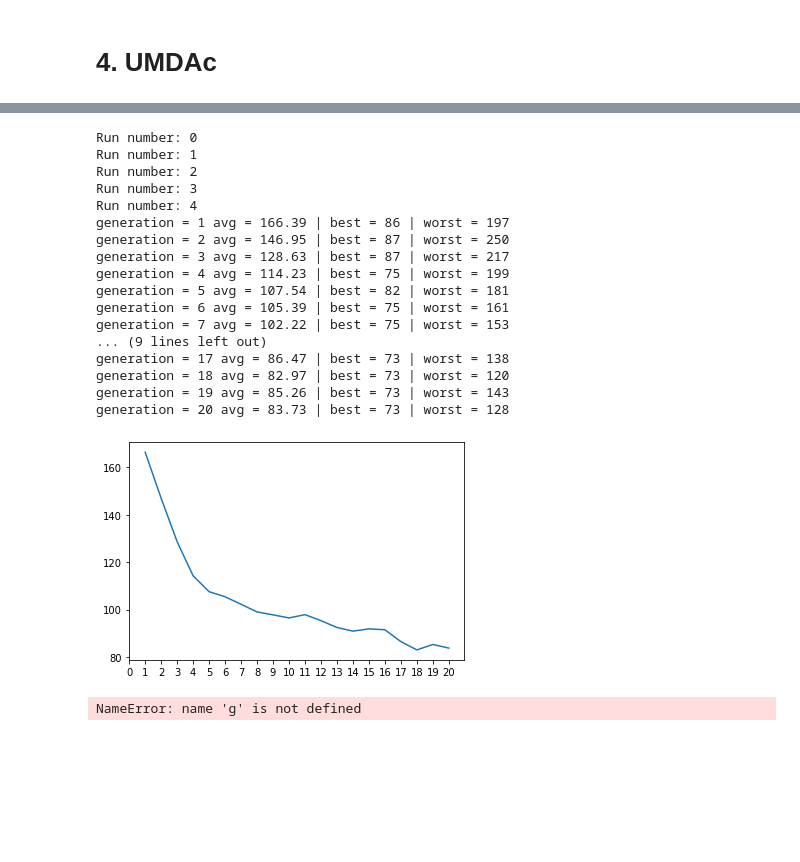
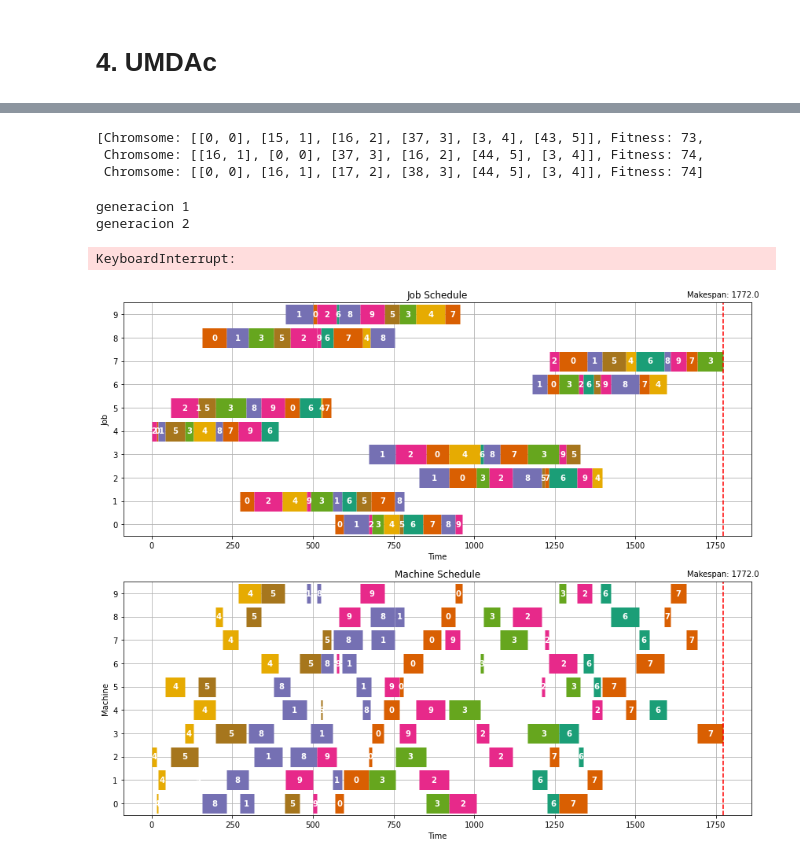
Before and after one commit to spartan-lnx/NWJSSP, a Jupyter notebook: nwjssp-umdac-morfin-orozco.ipynb, the cells around one changed output, grey strips where cells are left out. Saved outputs shown, nothing was run; the diff lists cells and outputs as text; code cells hidden in the pictures; blank space fills up the shorter version.

```diff
--- a/nwjssp-umdac-morfin-orozco.ipynb
+++ b/nwjssp-umdac-morfin-orozco.ipynb
@@ -195,7 +195,7 @@ def make_feasible_solution(chromosome, df, nb_machines):
             chromosome[index][0] -= minimum
     return chromosome
 # %%
-def gap_remover(df2,nb_jobs):
+def gap_remover(df2,nb_jobs,nb_machines):
 
     chromosome = []
 
@@ -215,16 +215,6 @@ def gap_remover(df2,nb_jobs):
         finish = operation['Finish']
 
         busy_times[machine] = busy_times[machine] | interval([start,finish])
-
-    union = busy_times[0]
-    for machine_busy_times in busy_times:
-        union = union | machine_busy_times
-
-    if len(union) > 1:
-        intervals_count = len(union)
-        for i in range(1,intervals_count):
-            gap = union[i][0] - union[i-1][1]
-            # print(f'gap entre {union[i][0]} y {union[i-1][1]} de tamanio {gap}')
 
     gap = True
     while gap == True:
@@ -257,10 +247,7 @@ def gap_remover(df2,nb_jobs):
                 df.loc[df['Job'] == j, 'Start'] -= diff
                 df.loc[df['Job'] == j, 'Finish'] -= diff
 
-
-
-
-    return df
+    return [[df[df['Job'] == j]['Start'].min() ,j] for j in range(nb_jobs)]
 # %%
 def decode(chromosome, df):
     df = df.copy(deep=True)
@@ -280,8 +265 @@ def tournament_selection(population, k):
-# %%
-###
-# LEER EL PROBLEMA
-###
-FILENAME = './ft06.txt'
-
-nb_jobs, nb_machines, processing_time, machine_order, max_start = read_instance(FILENAME)
 # %% [markdown]
@@ -410,25 +395,23 @@ def test(pop_size, gen_size, runs, filename, tournament_size):
+# %%
+ft06
+# %% [output]
+[Chromsome: [[0, 0], [15, 1], [16, 2], [37, 3], [3, 4], [43, 5]], Fitness: 73,
+ Chromsome: [[16, 1], [0, 0], [37, 3], [16, 2], [44, 5], [3, 4]], Fitness: 74,
+ Chromsome: [[0, 0], [16, 1], [17, 2], [38, 3], [44, 5], [3, 4]], Fitness: 74]
 # %%
-test(filename='ft06.txt',gen_size=20,pop_size=60,runs=5,tournament_size=5)
+test(filename='instances/ft10.txt',gen_size=4,pop_size=60,runs=2,tournament_size=5,bks=73)
 # %% [output]
-Run number: 0
-Run number: 1
-Run number: 2
-Run number: 3
-Run number: 4
-generation = 1 avg = 166.39 | best = 86 | worst = 197
-generation = 2 avg = 146.95 | best = 87 | worst = 250
-generation = 3 avg = 128.63 | best = 87 | worst = 217
-generation = 4 avg = 114.23 | best = 75 | worst = 199
-generation = 5 avg = 107.54 | best = 82 | worst = 181
-generation = 6 avg = 105.39 | best = 75 | worst = 161
-generation = 7 avg = 102.22 | best = 75 | worst = 153
-... (9 lines left out)
-generation = 17 avg = 86.47 | best = 73 | worst = 138
-generation = 18 avg = 82.97 | best = 73 | worst = 120
-generation = 19 avg = 85.26 | best = 73 | worst = 143
-generation = 20 avg = 83.73 | best = 73 | worst = 128
+generacion 1
+generacion 2
-[figure, removed]
+KeyboardInterrupt:
-# %%
-g
-# %% [output]
-NameError: name 'g' is not defined
+# %%
+c = [[378, 0], [0, 1], [777, 2], [73, 3], [1342, 5], [560, 4], [690, 6], [1465, 9], [1115, 7], [968, 8]]
+# c = [[0, 0], [367, 1], [107, 2], [1004, 3], [517, 5], [903, 4], [1205, 6], [1449, 8], [1257, 7], [711, 9]]
+c = [[567, 0], [273, 1], [830, 2], [674, 3], [0, 4], [59, 5], [1181, 6], [1233, 7], [156, 8], [415, 9]]
+timetable = generate_initial_calendar(nb_jobs, nb_machines,machine_order,processing_time)
+df1 = decode(c,timetable)
+df2 = gap_remover(df1,nb_jobs)
+df3 = decode(df2,timetable)
+visualize(df3)
+# %% [output]
+[figure, added]
```
Also changed, not shown: parts of 8 cells of this notebook, 6 other files.
